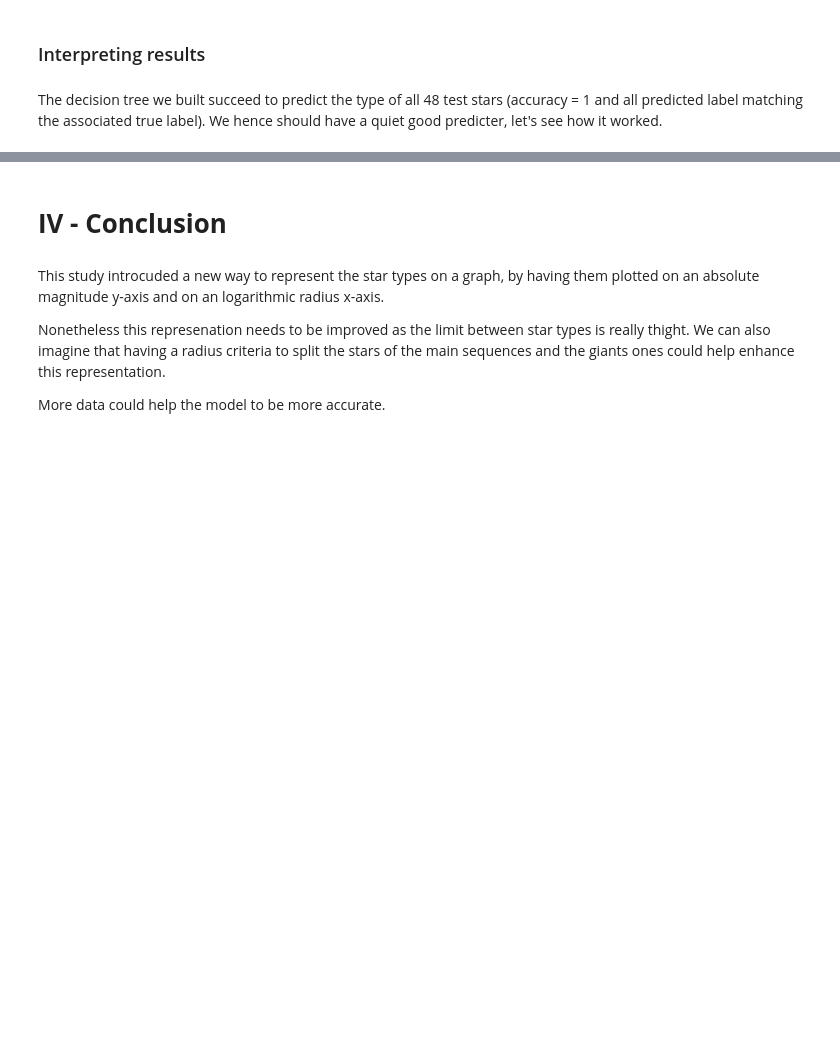
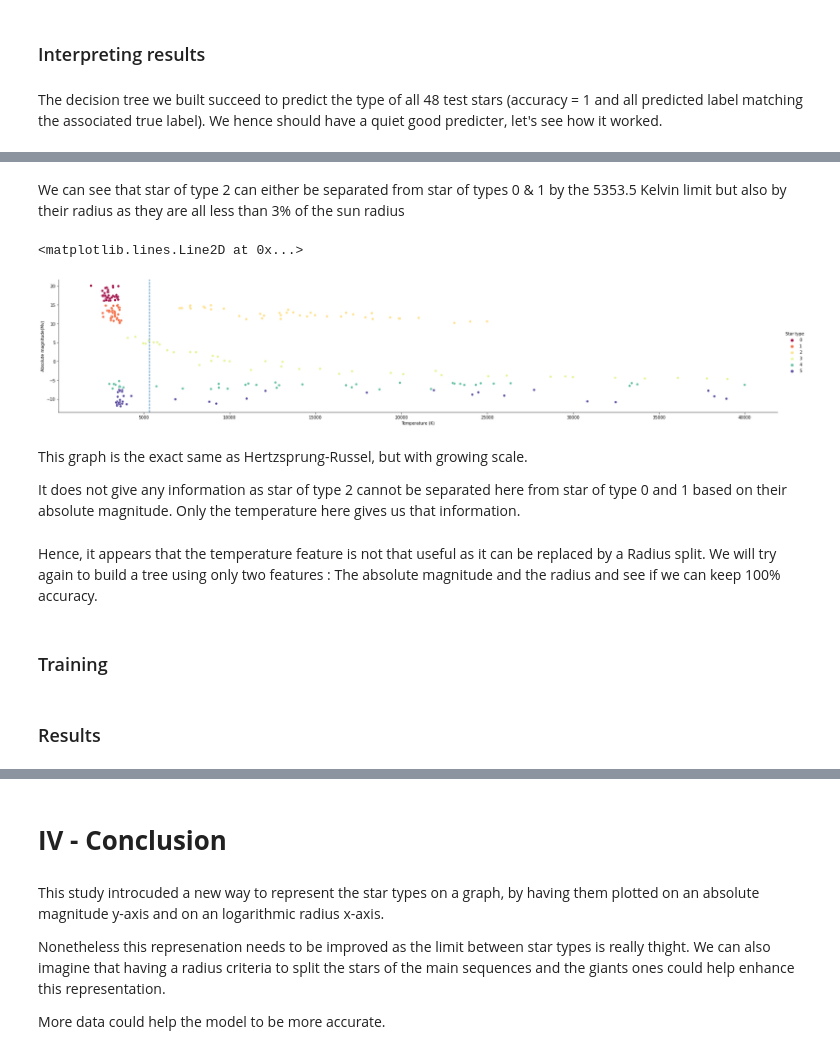
Before and after one commit to ThomLlobEce/Portfolio, a Jupyter notebook: A_new_way_to_visualize_star_types_induces_by_Machine_Learning.ipynb, the cells around one changed output, grey strips where cells are left out. Drawn from its saved outputs; the diff is of its cells as text; code cells hidden in the pictures; blank space fills up the shorter version.

```diff
--- a/A_new_way_to_visualize_star_types_induces_by_Machine_Learning.ipynb
+++ b/A_new_way_to_visualize_star_types_induces_by_Machine_Learning.ipynb
@@ -337,0 +356,16 @@ Let's plot a graphic of the absolute magnitude in function of the radius.
+# %% [markdown]
+We can see that star of type 2 can either be separated from star of types 0 & 1 by the 5353.5 Kelvin limit but also by their radius as they are all less than 3% of the sun radius
+# %%
+g = sns.relplot(x="Temperature (K)", y="Absolute magnitude(Mv)", hue="Star type", legend="full", palette="Spectral", aspect=5,data=df)
+
+ax = g.fig.axes[0]
+ax.axvline(5353.5, ls='--')
+# %% [output]
+<matplotlib.lines.Line2D at 0x...>
+[figure, added]
+# %% [markdown]
+This graph is the exact same as Hertzsprung-Russel, but with growing scale.
+
+It does not give  any information as star of type 2 cannot be separated here from star of type 0 and 1 based on their absolute magnitude. Only the temperature here gives us that information.
+# %% [markdown]
+Hence, it appears that the temperature feature is not that useful as it can be replaced by a Radius split. We will try again to build a tree using only two features : The absolute magnitude and the radius and see if we can keep 100% accuracy.
@@ -337,0 +374,2 @@ Let's plot a graphic of the absolute magnitude in function of the radius.
+# %% [markdown]
+### Training
@@ -337,0 +386,2 @@ Let's plot a graphic of the absolute magnitude in function of the radius.
+# %% [markdown]
+### Results
```
Also changed, not shown: parts of 23 cells of this notebook.
